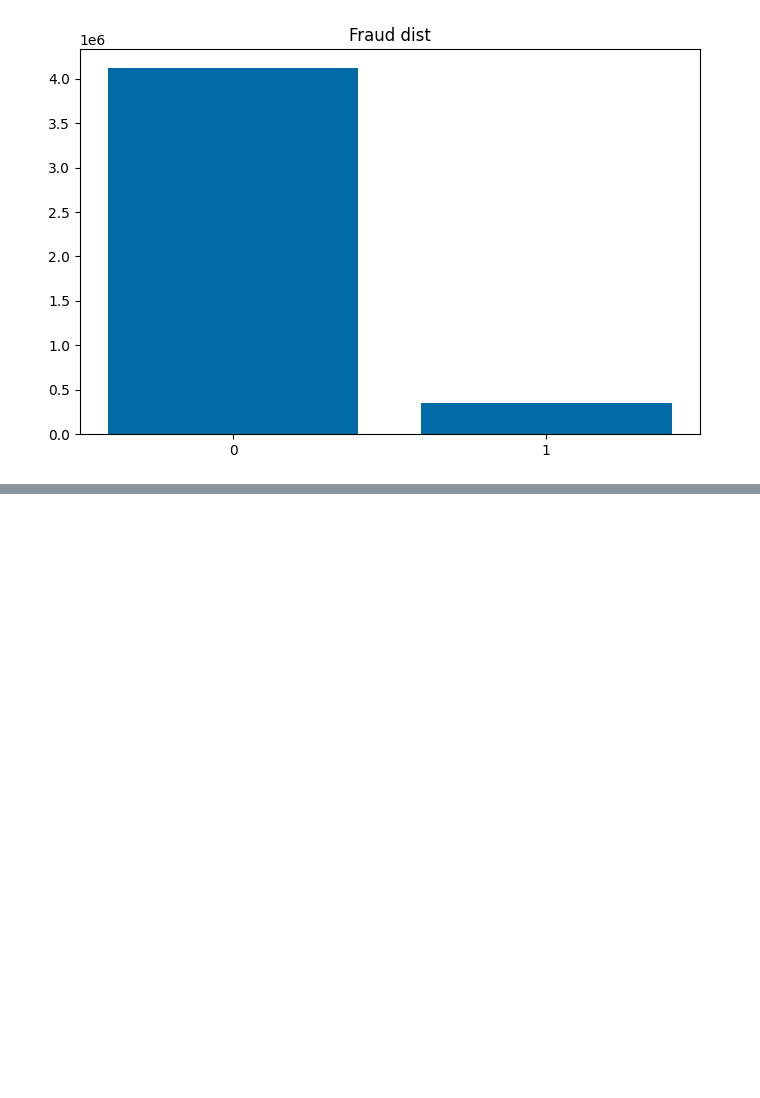
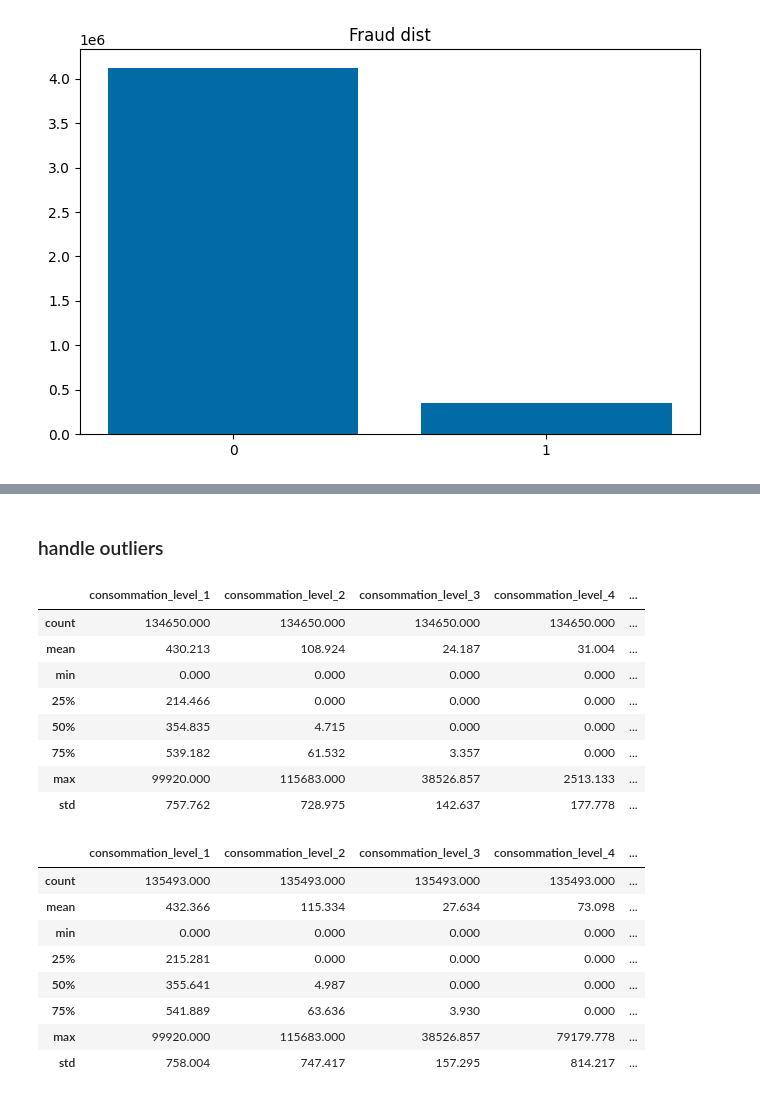
Before and after one commit to nikwilms/fraud-detection-electricity-gas-consumption, a Jupyter notebook: Initial_eda_nikita.ipynb, the cells around one changed output, grey strips where cells are left out. Saved outputs shown, nothing was run; the diff lists cells and outputs as text; code cells hidden in the pictures; blank space fills up the shorter version.

```diff
--- a/Initial_eda_nikita.ipynb
+++ b/Initial_eda_nikita.ipynb
@@ -437,0 +323,39 @@ plt.show()
+# %% [markdown]
+### handle outliers
+# %%
+df_outliers = df_agg_invoice_train
+
+outlier_col = [
+    "consommation_level_1",
+    "consommation_level_2",
+    "consommation_level_3",
+    "consommation_level_4",
+]
+
+
+
+for col in outlier_col:
+    threshold = 3 * df_outliers[col].std()
+    mask_outliers = df_outliers[col] > df_outliers[col].mean() + threshold
+    df_no_outliers = df_outliers[~mask_outliers]
+
+display(df_no_outliers.describe(),df_agg_invoice_train.describe())
+# %% [output]
+|  | consommation_level_1 | consommation_level_2 | consommation_level_3 | consommation_level_4 | ... |
+| count | 134650.000 | 134650.000 | 134650.000 | 134650.000 | ... |
+| mean | 430.213 | 108.924 | 24.187 | 31.004 | ... |
+| min | 0.000 | 0.000 | 0.000 | 0.000 | ... |
+| 25% | 214.466 | 0.000 | 0.000 | 0.000 | ... |
+| 50% | 354.835 | 4.715 | 0.000 | 0.000 | ... |
+| 75% | 539.182 | 61.532 | 3.357 | 0.000 | ... |
+| max | 99920.000 | 115683.000 | 38526.857 | 2513.133 | ... |
+| std | 757.762 | 728.975 | 142.637 | 177.778 | ... |
+|  | consommation_level_1 | consommation_level_2 | consommation_level_3 | consommation_level_4 | ... |
+| count | 135493.000 | 135493.000 | 135493.000 | 135493.000 | ... |
+| mean | 432.366 | 115.334 | 27.634 | 73.098 | ... |
+| min | 0.000 | 0.000 | 0.000 | 0.000 | ... |
+| 25% | 215.281 | 0.000 | 0.000 | 0.000 | ... |
+| 50% | 355.641 | 4.987 | 0.000 | 0.000 | ... |
+| 75% | 541.889 | 63.636 | 3.930 | 0.000 | ... |
+| max | 99920.000 | 115683.000 | 38526.857 | 79179.778 | ... |
+| std | 758.004 | 747.417 | 157.295 | 814.217 | ... |
```
Also changed, not shown: parts of 26 cells of this notebook.
